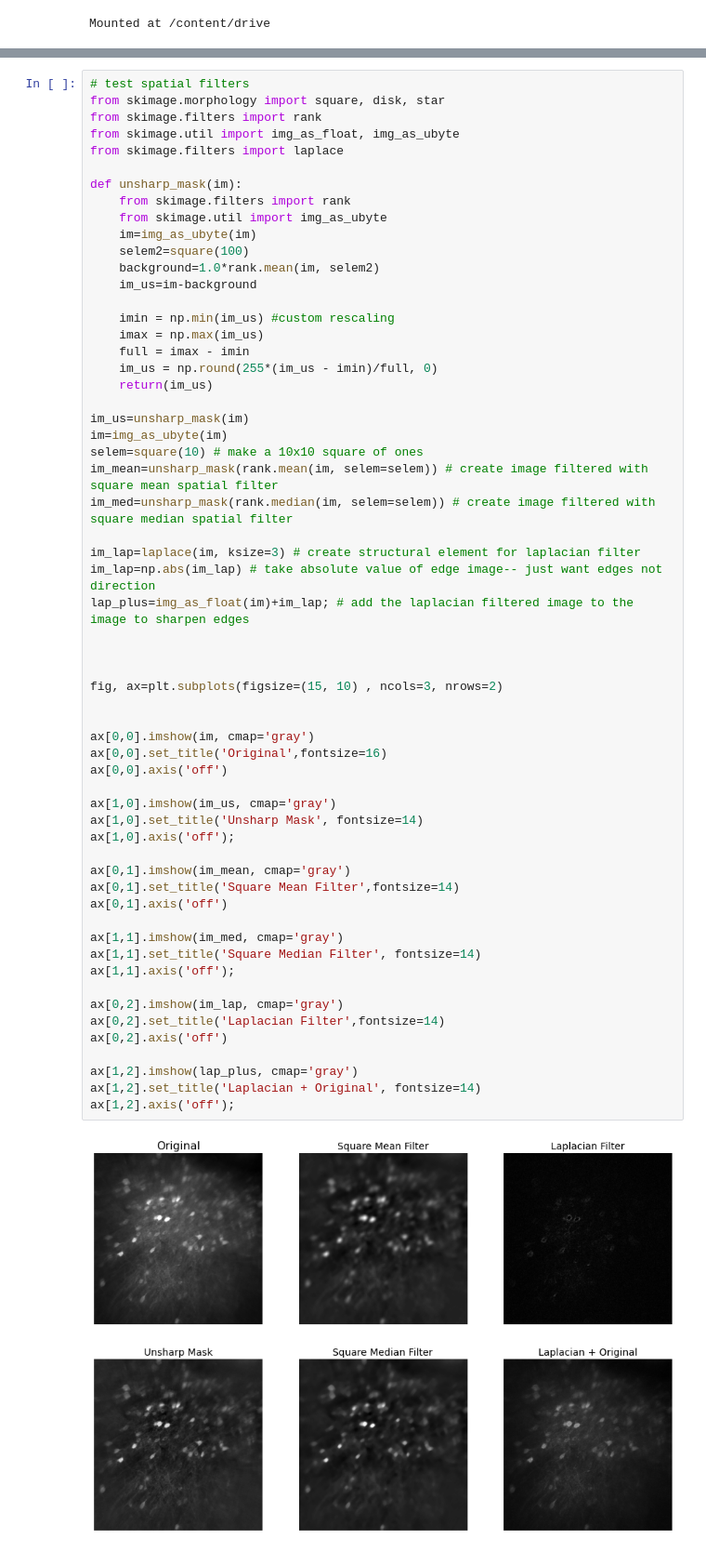
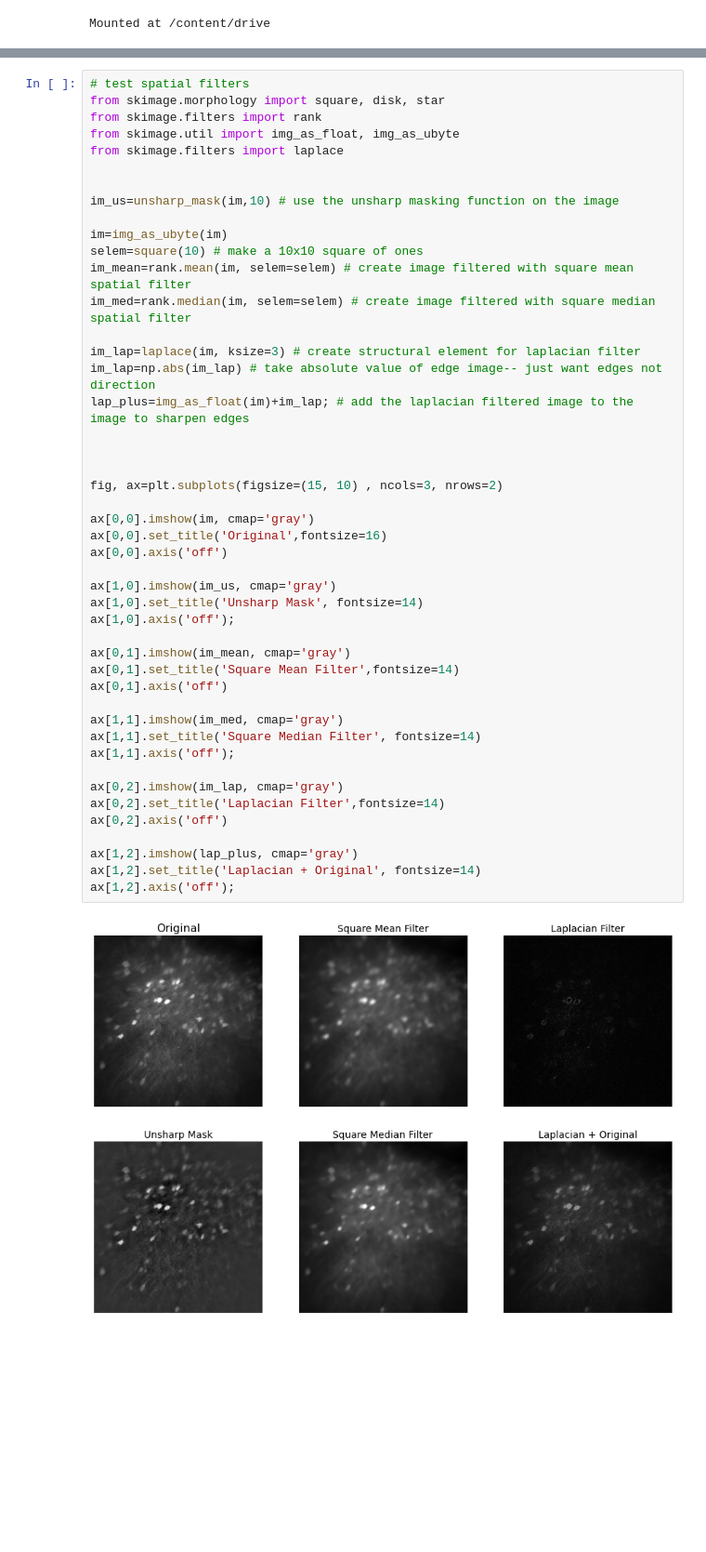
Before and after one commit to mmgrayCHEME599/CHEME599_Brain, a Jupyter notebook: Filter_Testing.ipynb, the cells around one changed output, grey strips where cells are left out. Shown at 93% size. Cells and saved outputs as stored; diff of their text form; blank space fills up the shorter version.

```diff
--- a/Filter_Testing.ipynb
+++ b/Filter_Testing.ipynb
@@ -37,57 +113,44 @@ from skimage.filters import rank
 from skimage.util import img_as_float, img_as_ubyte
 from skimage.filters import laplace
 
-def unsharp_mask(im):
-    from skimage.filters import rank
-    from skimage.util import img_as_ubyte
-    im=img_as_ubyte(im)
-    selem2=square(100)
-    background=1.0*rank.mean(im, selem2)
-    im_us=im-background
 
-    imin = np.min(im_us) #custom rescaling
-    imax = np.max(im_us)
-    full = imax - imin
-    im_us = np.round(255*(im_us - imin)/full, 0)
-    return(im_us)
+im_us=unsharp_mask(im,10) # use the unsharp masking function on the image
 
-im_us=unsharp_mask(im)
 im=img_as_ubyte(im)
 selem=square(10) # make a 10x10 square of ones
-im_mean=unsharp_mask(rank.mean(im, selem=selem)) # create image filtered with square mean spatial filter
-im_med=unsharp_mask(rank.median(im, selem=selem)) # create image filtered with square median spatial filter
+im_mean=rank.mean(im, selem=selem) # create image filtered with square mean spatial filter
+im_med=rank.median(im, selem=selem) # create image filtered with square median spatial filter
 
 im_lap=laplace(im, ksize=3) # create structural element for laplacian filter
 im_lap=np.abs(im_lap) # take absolute value of edge image-- just want edges not direction
 lap_plus=img_as_float(im)+im_lap; # add the laplacian filtered image to the image to sharpen edges
 
 
 
 fig, ax=plt.subplots(figsize=(15, 10) , ncols=3, nrows=2)
-
 
 ax[0,0].imshow(im, cmap='gray')
 ax[0,0].set_title('Original',fontsize=16)
 ax[0,0].axis('off')
 
 ax[1,0].imshow(im_us, cmap='gray')
 ax[1,0].set_title('Unsharp Mask', fontsize=14)
 ax[1,0].axis('off');
 
 ax[0,1].imshow(im_mean, cmap='gray')
 ax[0,1].set_title('Square Mean Filter',fontsize=14)
 ax[0,1].axis('off')
 
 ax[1,1].imshow(im_med, cmap='gray')
 ax[1,1].set_title('Square Median Filter', fontsize=14)
 ax[1,1].axis('off');
 
 ax[0,2].imshow(im_lap, cmap='gray')
 ax[0,2].set_title('Laplacian Filter',fontsize=14)
 ax[0,2].axis('off')
 
 ax[1,2].imshow(lap_plus, cmap='gray')
 ax[1,2].set_title('Laplacian + Original', fontsize=14)
 ax[1,2].axis('off');
 # %% [output]
-[figure, old version]
+[figure, new version]
```
Also changed, not shown: parts of 12 cells of this notebook.
